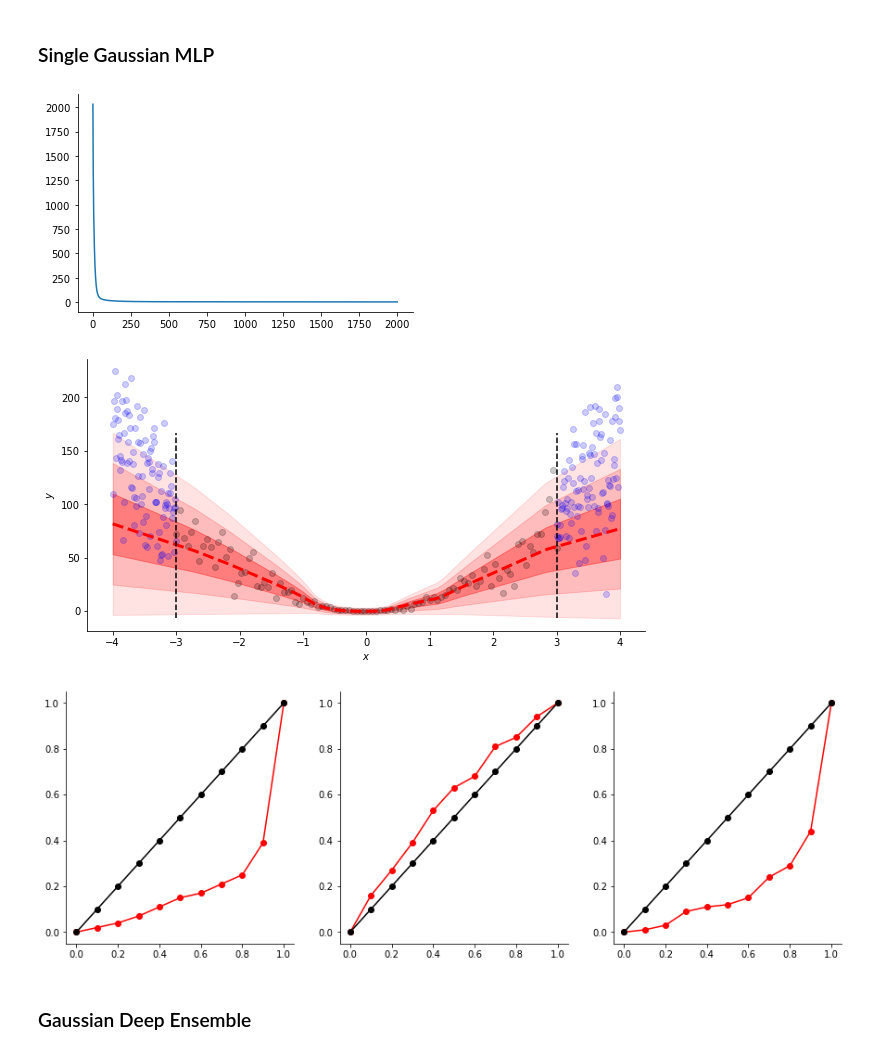
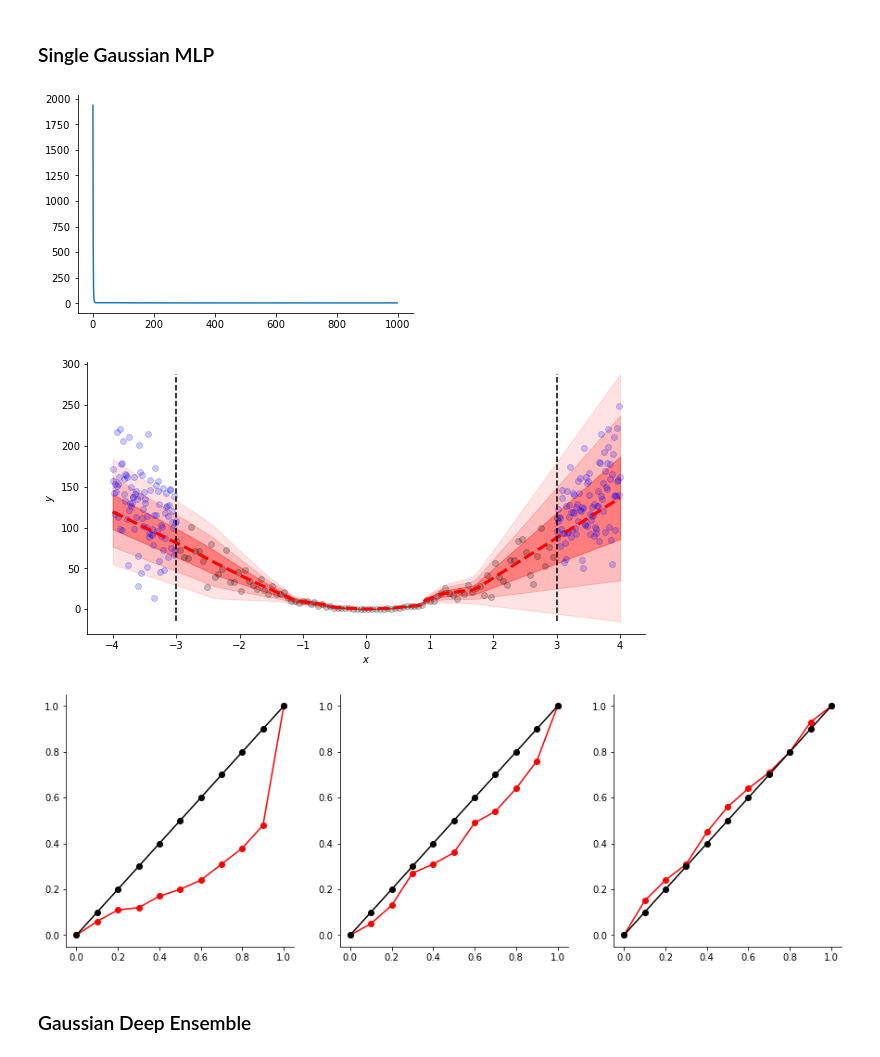
Before and after one commit to nipunbatra/bnn-zoo, a Jupyter notebook: notebooks/regression/DeepEnsemble_Hetero.ipynb, the cells around one changed output. Cells and saved outputs as stored; diff of their text form; code cells hidden in the pictures.

```diff
--- a/notebooks/regression/DeepEnsemble_Hetero.ipynb
+++ b/notebooks/regression/DeepEnsemble_Hetero.ipynb
@@ -147,12 +146,12 @@ model.tabulate(jax.random.PRNGKey(1), X, deterministic=True)
 # %%
 seed=11
 params = model.init(jax.random.PRNGKey(seed), X, deterministic = True)
-params, loss =  fits.fit(model, params, auxs, learning_rate=0.003, epochs=2000, verbose=False)
+params, loss =  fits.fit(model, params, auxs, learning_rate=0.03, epochs=1000, verbose=False)
 # %%
-plt.plot(jnp.arange(0,2000,1),loss)
+plt.plot(jnp.arange(0,1000,1),loss)
 sns.despine()
 # %% [output]
-[figure, old version]
+[figure, new version]
 # %%
 mean,sigma = model.apply(params,x_stack,deterministic=True)
 plot.plot_prediction(X,Y,x_stack,y_stack,mean,sigma)
@@ -161,8 +160,8 @@ df,df2 = plot.calibration_regression(mean[:100],sigma[:100],y_test_1,ax1)
 df = plot.calibration_regression(mean[100:200],sigma[100:200],Y,ax2)
 df,_ = plot.calibration_regression(mean[200:],sigma[200:],y_test_2,ax3)
 # %% [output]
-[figure, old version]
+[figure, new version]
-[figure, old version]
+[figure, new version]
 # %% [markdown]
 ### Gaussian Deep Ensemble
 # %%
```
Also changed, not shown: parts of 11 cells of this notebook, 1 other file.
